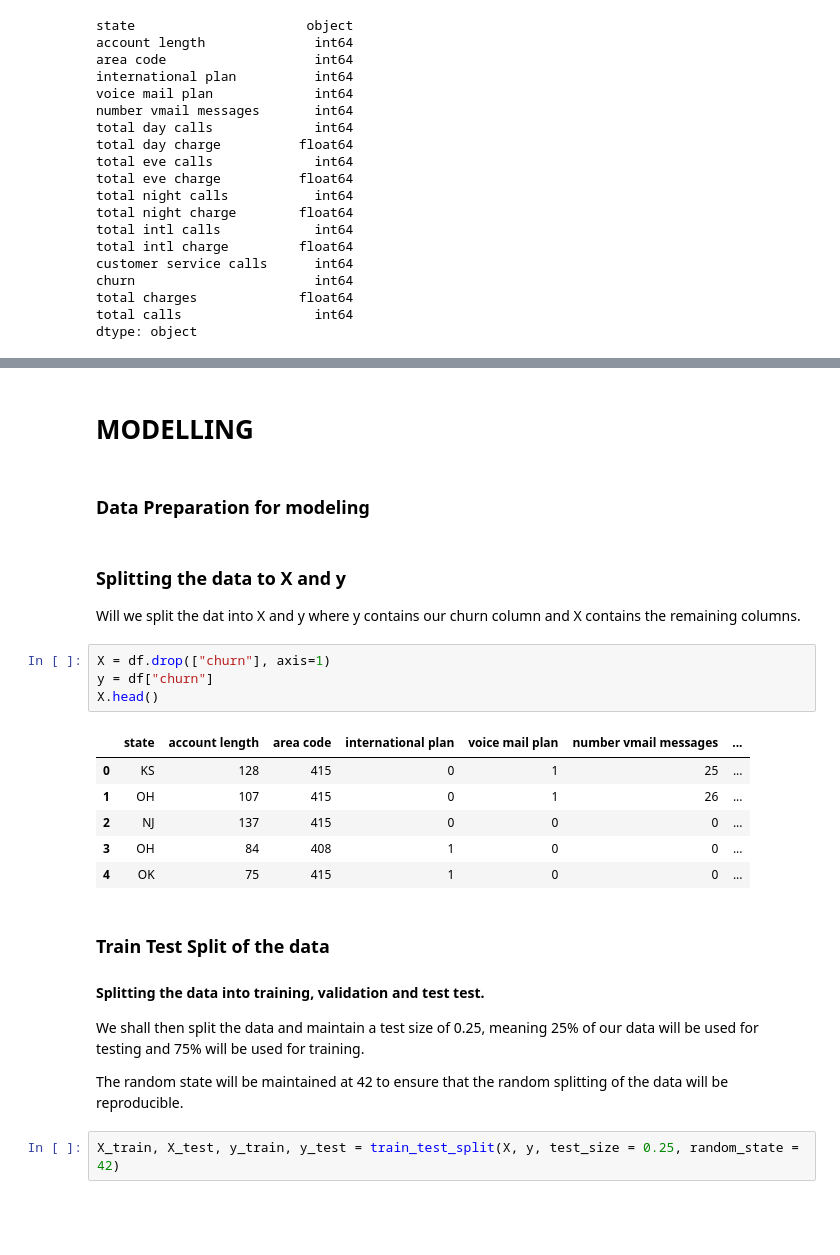
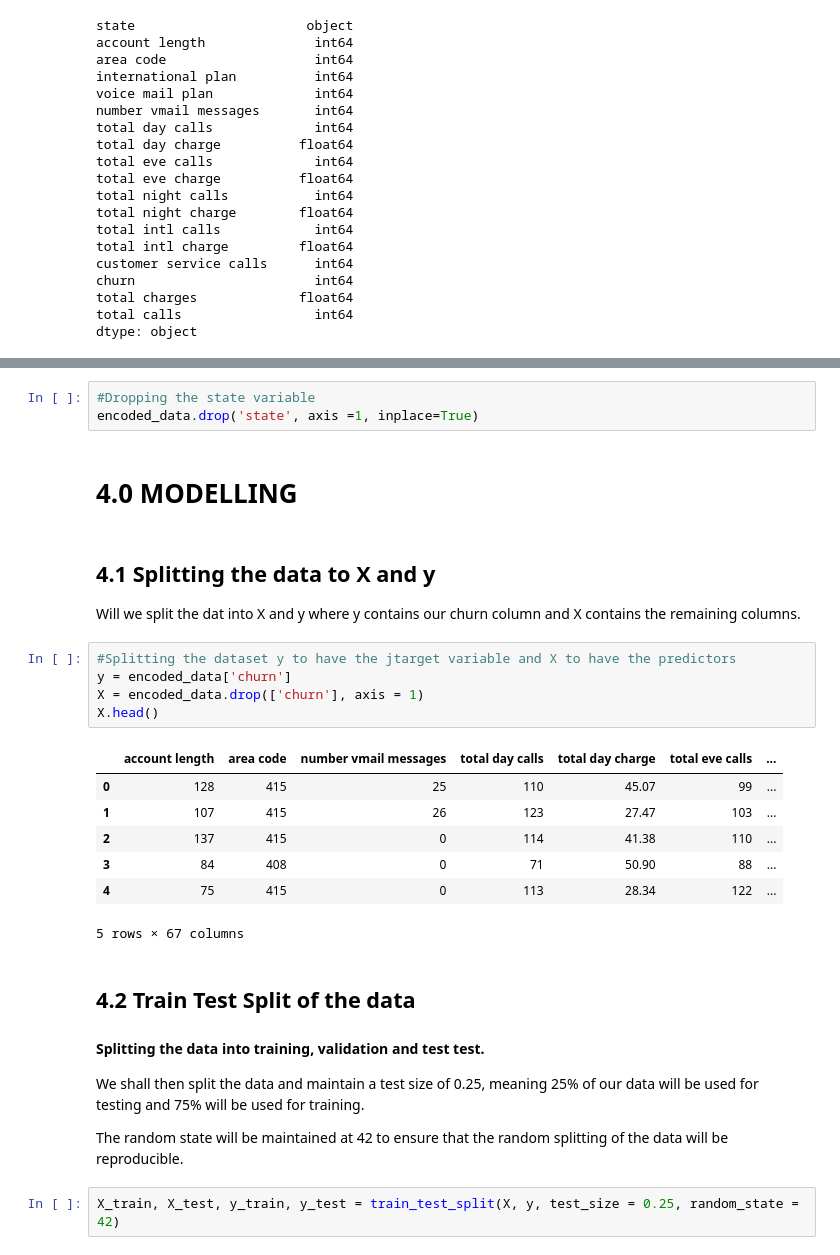
Before and after one commit to HMWIAM/Phase_3_SyriaTel_project_HMWIAM, a Jupyter notebook: A. Original/MINE.ipynb, the cells around one changed output, grey strips where cells are left out. Cells and saved outputs as stored; diff of their text form; blank space fills up the shorter version.

Commit message:
Data Preprocessing

```diff
--- a/A. Original/MINE.ipynb
+++ b/A. Original/MINE.ipynb
@@ -748,23 +776,26 @@ dtype: object
+# %%
+#Dropping the state variable
+encoded_data.drop('state', axis =1, inplace=True)
 # %% [markdown]
-# MODELLING
+# 4.0 MODELLING
-# %% [markdown]
-### Data Preparation for modeling
 # %% [markdown]
-### Splitting the data to X and y
+## 4.1 Splitting the data to X and y
 Will we split the dat into X and y where y contains our churn column and X contains the remaining columns.
-# %%
-X = df.drop(["churn"], axis=1)
-y = df["churn"]
-X.head()
-# %% [output]
-|  | state | account length | area code | international plan | voice mail plan | number vmail messages | ... |
-| 0 | KS | 128 | 415 | 0 | 1 | 25 | ... |
-| 1 | OH | 107 | 415 | 0 | 1 | 26 | ... |
-| 2 | NJ | 137 | 415 | 0 | 0 | 0 | ... |
-| 3 | OH | 84 | 408 | 1 | 0 | 0 | ... |
-| 4 | OK | 75 | 415 | 1 | 0 | 0 | ... |
+# %%
+#Splitting the dataset y to have the jtarget variable and X to have the predictors
+y = encoded_data['churn']
+X = encoded_data.drop(['churn'], axis = 1)
+X.head()
+# %% [output]
+|  | account length | area code | number vmail messages | total day calls | total day charge | total eve calls | ... |
+| 0 | 128 | 415 | 25 | 110 | 45.07 | 99 | ... |
+| 1 | 107 | 415 | 26 | 123 | 27.47 | 103 | ... |
+| 2 | 137 | 415 | 0 | 114 | 41.38 | 110 | ... |
+| 3 | 84 | 408 | 0 | 71 | 50.90 | 88 | ... |
+| 4 | 75 | 415 | 0 | 113 | 28.34 | 122 | ... |
+5 rows × 67 columns
 # %% [markdown]
-### Train Test Split of the data
+## 4.2 Train Test Split of the data
 #### Splitting the data into training, validation and test test.
 
 We shall then split the data and maintain a test size of 0.25, meaning 25% of our data will be used for testing and 75% will be used for training.
```
Also changed, not shown: parts of 16 cells of this notebook.
